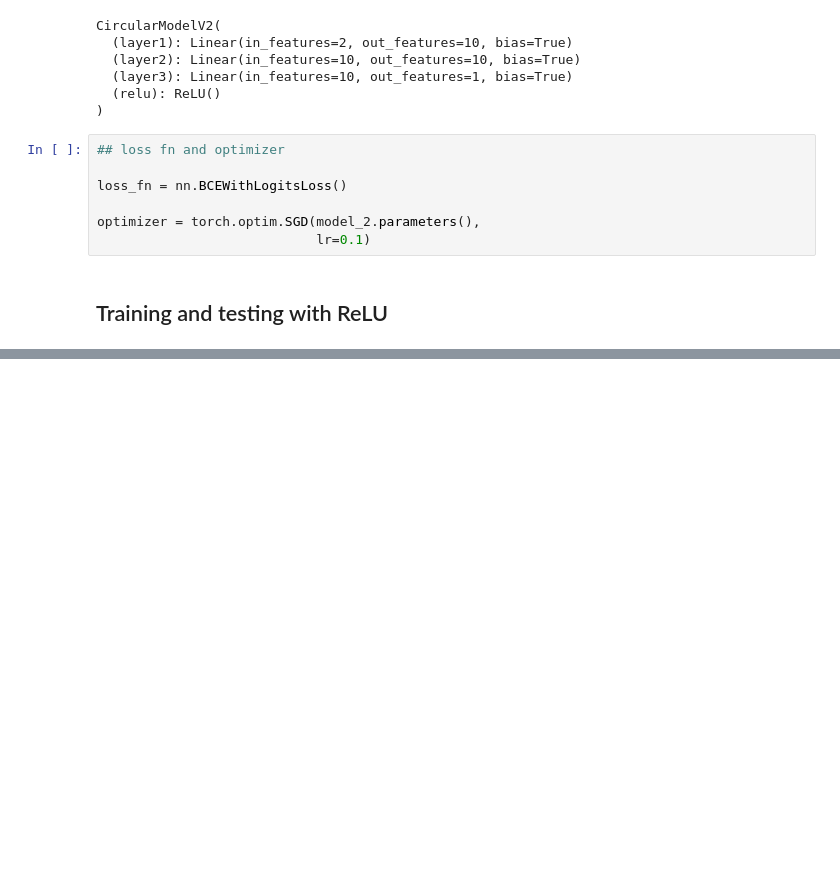
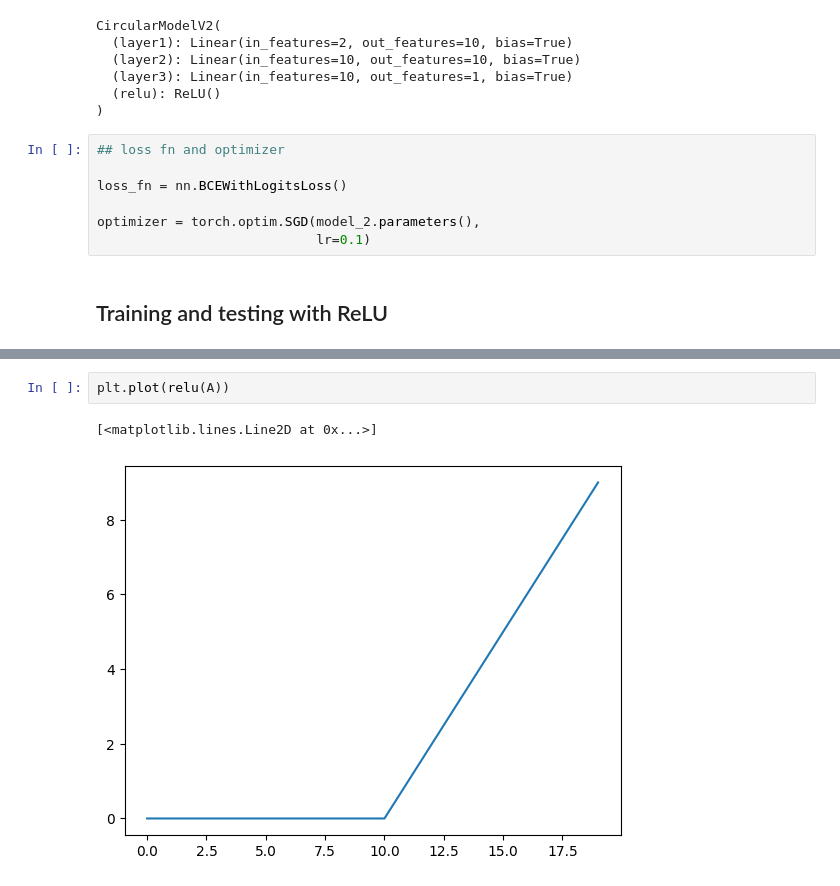
Before and after one commit to kishore779/Pytorch_Programming, a Jupyter notebook: 02_neural_network_pytorch.ipynb, the cells around one changed output, grey strips where cells are left out. Drawn from its saved outputs; the diff is of its cells as text; blank space fills up the shorter version.

```diff
--- a/02_neural_network_pytorch.ipynb
+++ b/02_neural_network_pytorch.ipynb
@@ -571,0 +602,5 @@ plot_decision_boundary(model_2,X_test, y_test)
+# %%
+plt.plot(relu(A))
+# %% [output]
+[<matplotlib.lines.Line2D at 0x...>]
+[figure, added]
```
Also changed, not shown: parts of 40 cells of this notebook.
